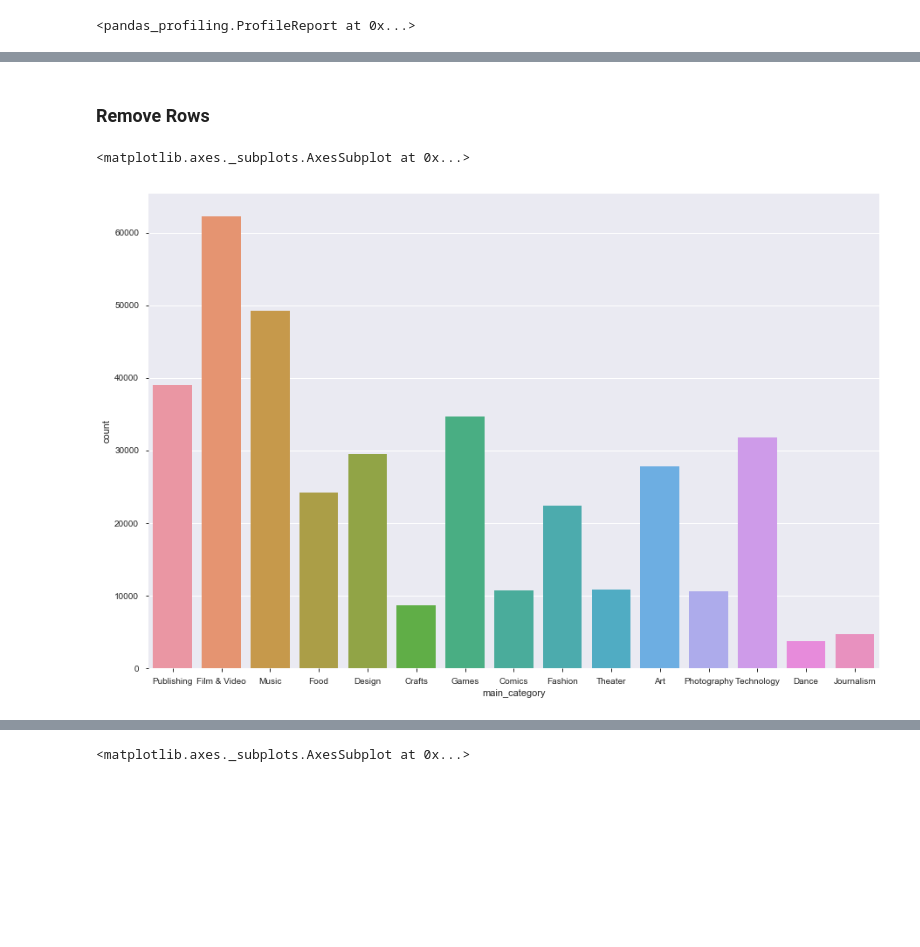
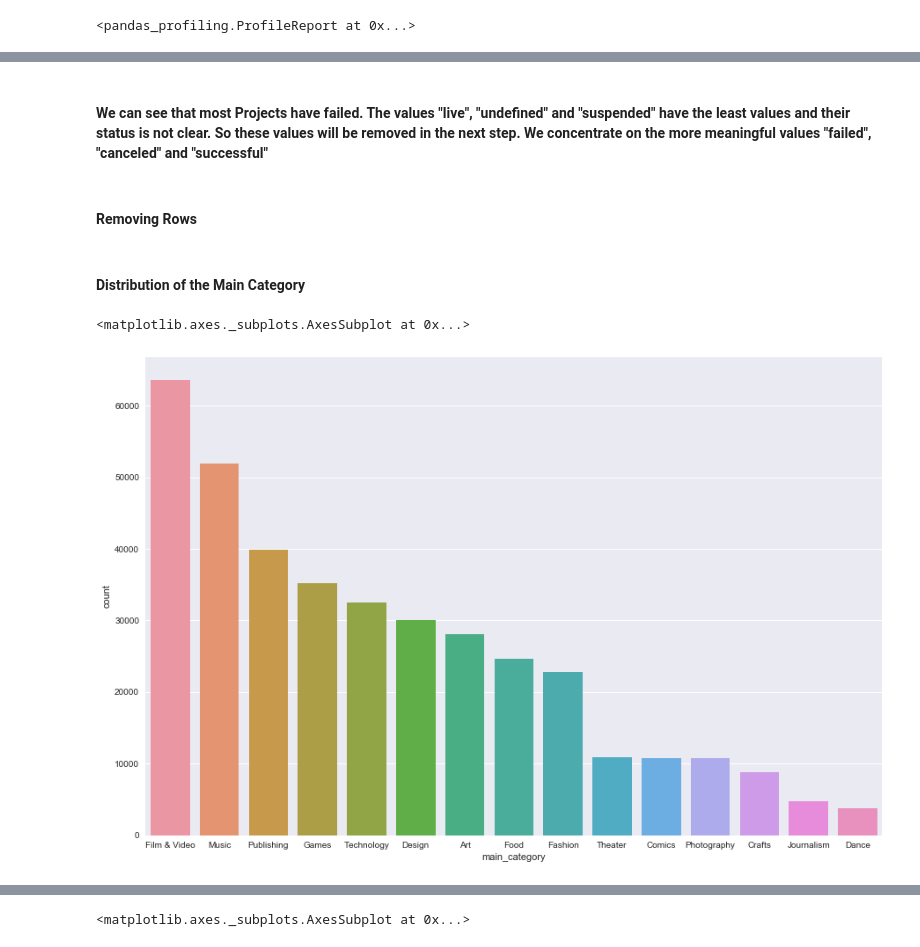
Before and after one commit to vmai1/dataExplorationProject, a Jupyter notebook: Python Code.ipynb, the cells around one changed output, grey strips where cells are left out. Cells and saved outputs as stored; diff of their text form; code cells hidden in the pictures; blank space fills up the shorter version.

Commit message:
Distributions sorted and comments

```diff
--- a/Python Code.ipynb
+++ b/Python Code.ipynb
@@ -107,13 +103,17 @@ sns.countplot(x="state",data=ks, ax=ax,palette="Paired")
+# %% [markdown]
+#### We can see that most Projects have failed. The values "live", "undefined" and "suspended" have the least values and their status is not clear. So these values will be removed in the next step. We concentrate on the more meaningful values "failed", "canceled" and "successful"
 # %% [markdown]
-### Remove Rows
+#### Removing Rows
 # %%
 ks= ks[ks.state != "live"]
 ks= ks[ks.state != "undefined"]
 ks= ks[ks.state != "suspended"]
+# %% [markdown]
+#### Distribution of the Main Category
 # %%
 fig, ax = plt.subplots()
 fig.set_size_inches(15, 10)
-sns.countplot(x="main_category",data=ks, ax=ax)
+sns.countplot(x="main_category",data=ks, ax=ax, order = ks['main_category'].value_counts().index)
 # %% [output]
 <matplotlib.axes._subplots.AxesSubplot at 0x...>
-[figure, old version]
+[figure, new version]
```
Also changed, not shown: parts of 15 cells of this notebook.
